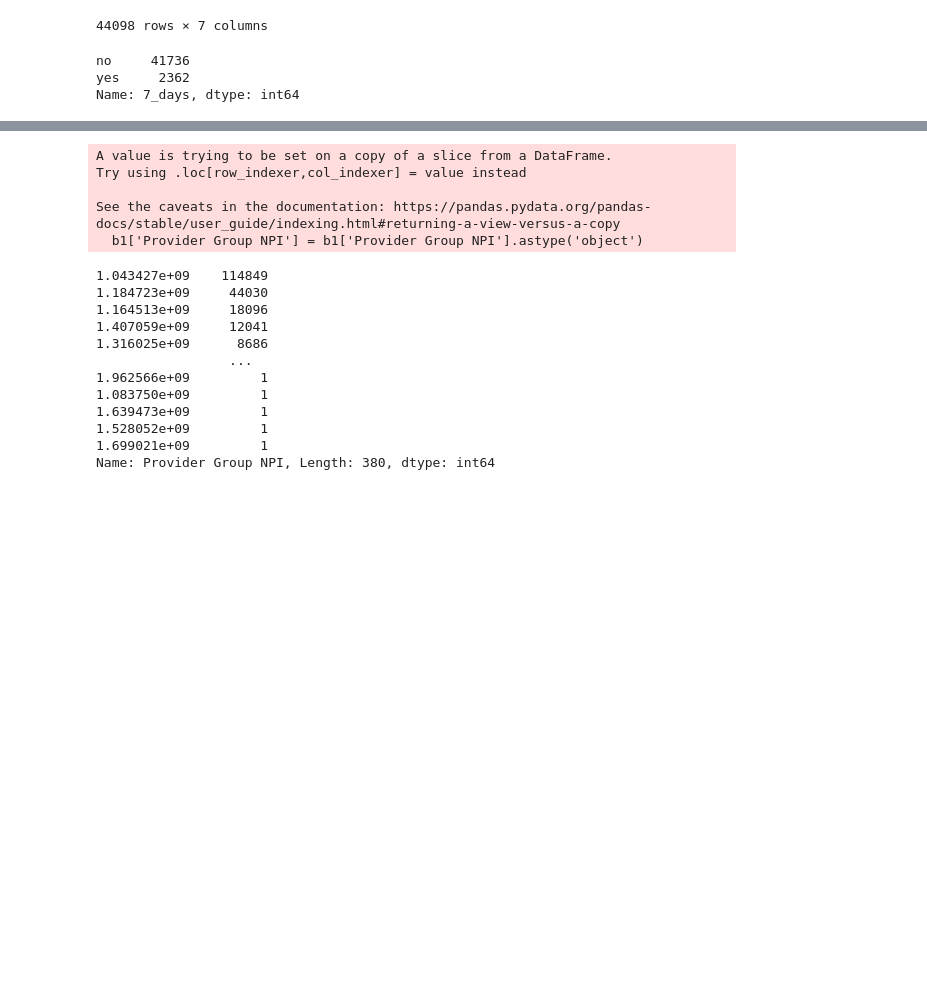
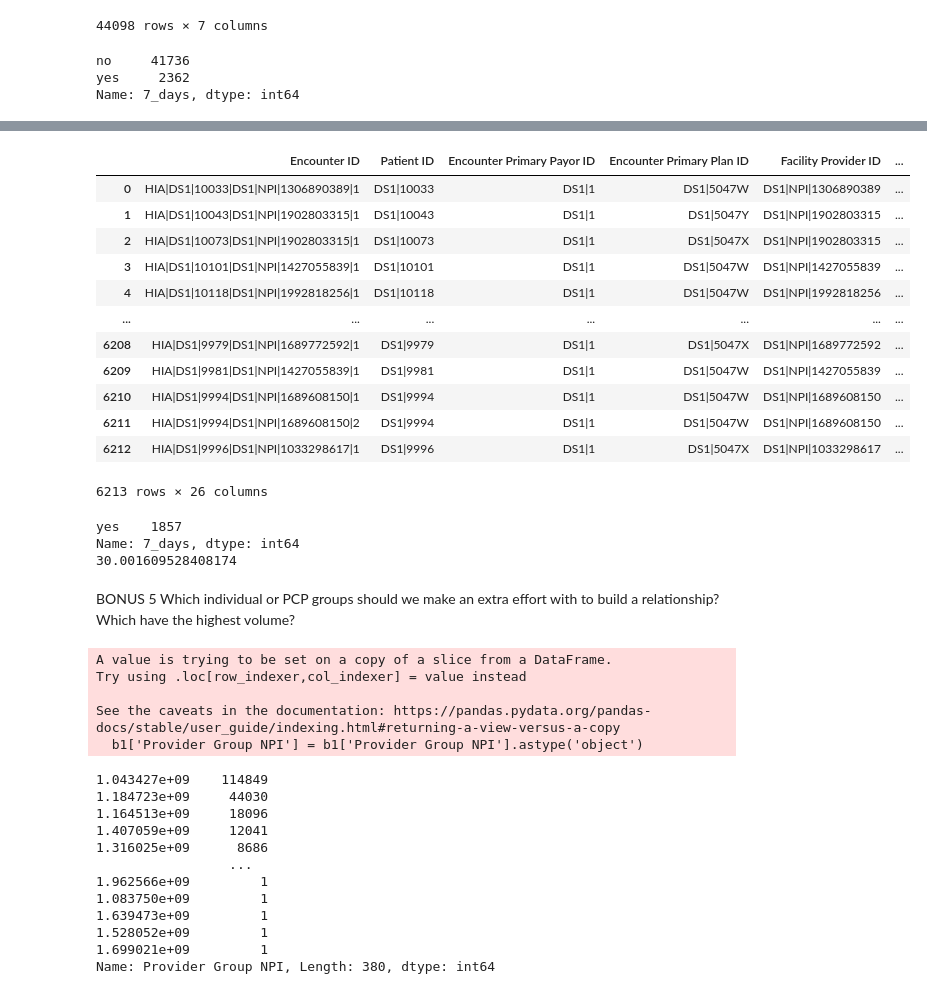
Before and after one commit to rghertel/hospital-readmission-not-koalas, a Jupyter notebook: data/hospital_notebook.ipynb, the cells around one changed output, grey strips where cells are left out. Saved outputs shown, nothing was run; the diff lists cells and outputs as text; code cells hidden in the pictures; blank space fills up the shorter version.

```diff
--- a/data/hospital_notebook.ipynb
+++ b/data/hospital_notebook.ipynb
@@ -69,0 +89,5 @@ Which individual or PCP groups should we make an extra effort with to build a re
+# %%
+# Need to clean up my columns to get ready to merge
+
+w = y[['Encounter ID_x','Encounter Date','7_days']]
+w
@@ -70,3 +108,35 @@ Which individual or PCP groups should we make an extra effort with to build a re
+# %%
+# Merge admissions to my new clean set of patients who were admitted after 7 days.
+
+doc_7_day = admissions.merge(w, how = 'left', left_on = 'Encounter ID', right_on = 'Encounter ID_x')
+doc_7_day
+# %% [output]
+|  | Encounter ID | Patient ID | Encounter Primary Payor ID | Encounter Primary Plan ID | Facility Provider ID | ... |
+| 0 | HIA|DS1|10033|DS1|NPI|1306890389|1 | DS1|10033 | DS1|1 | DS1|5047W | DS1|NPI|1306890389 | ... |
+| 1 | HIA|DS1|10043|DS1|NPI|1902803315|1 | DS1|10043 | DS1|1 | DS1|5047Y | DS1|NPI|1902803315 | ... |
+| 2 | HIA|DS1|10073|DS1|NPI|1902803315|1 | DS1|10073 | DS1|1 | DS1|5047X | DS1|NPI|1902803315 | ... |
+| 3 | HIA|DS1|10101|DS1|NPI|1427055839|1 | DS1|10101 | DS1|1 | DS1|5047W | DS1|NPI|1427055839 | ... |
+| 4 | HIA|DS1|10118|DS1|NPI|1992818256|1 | DS1|10118 | DS1|1 | DS1|5047W | DS1|NPI|1992818256 | ... |
+| ... | ... | ... | ... | ... | ... | ... |
+| 6208 | HIA|DS1|9979|DS1|NPI|1689772592|1 | DS1|9979 | DS1|1 | DS1|5047X | DS1|NPI|1689772592 | ... |
+| 6209 | HIA|DS1|9981|DS1|NPI|1427055839|1 | DS1|9981 | DS1|1 | DS1|5047W | DS1|NPI|1427055839 | ... |
+| 6210 | HIA|DS1|9994|DS1|NPI|1689608150|1 | DS1|9994 | DS1|1 | DS1|5047W | DS1|NPI|1689608150 | ... |
+| 6211 | HIA|DS1|9994|DS1|NPI|1689608150|2 | DS1|9994 | DS1|1 | DS1|5047W | DS1|NPI|1689608150 | ... |
+| 6212 | HIA|DS1|9996|DS1|NPI|1033298617|1 | DS1|9996 | DS1|1 | DS1|5047X | DS1|NPI|1033298617 | ... |
+6213 rows × 26 columns
+# %%
+
+# 1864(doc visits) out of the total 6213(hospital visits). 30.00% went to their PCP within 7 days after the hospital discharge.
+
+print(doc_7_day['7_days'].value_counts())
+print(1864/6213*100)
+# %% [output]
+yes    1857
+Name: 7_days, dtype: int64
+30.001609528408174
+# %% [markdown]
+BONUS 5
+Which individual or PCP groups should we make an extra effort with to build a relationship? Which have the highest volume?
 # %%
 #finding Provier Group NPI's and counting should provide which facility saw the most patients??
 #rationale here is that Encounter ID's are unique, so each duplicated NPI should be 1 visit??
```
Also changed, not shown: parts of 13 cells of this notebook.
